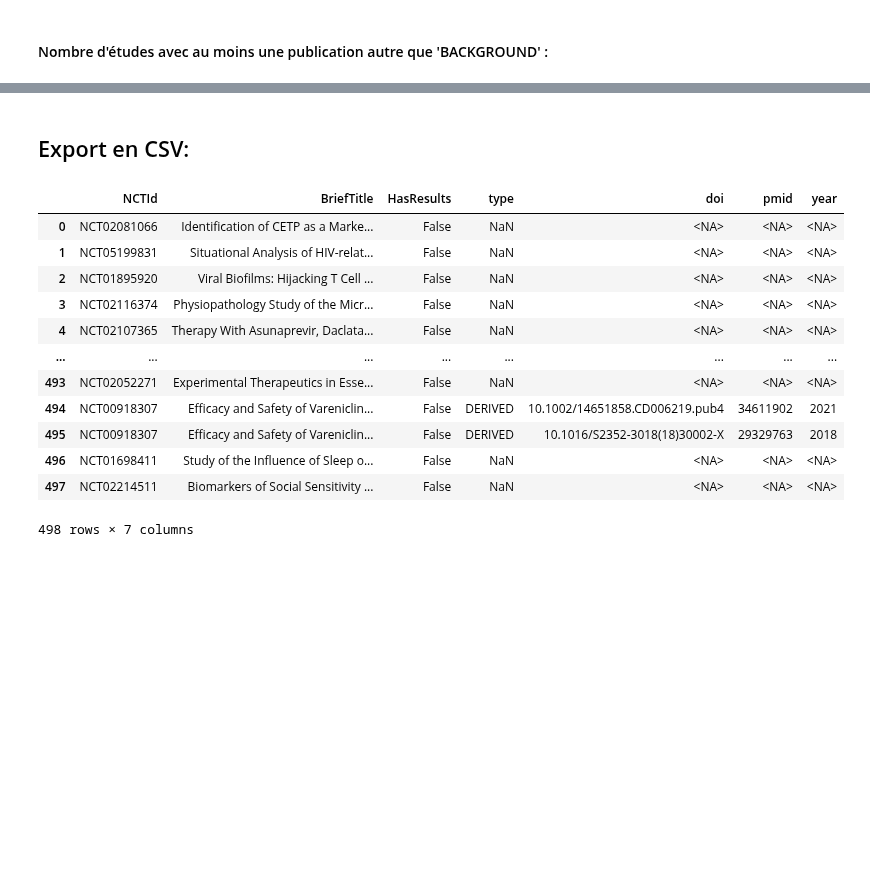
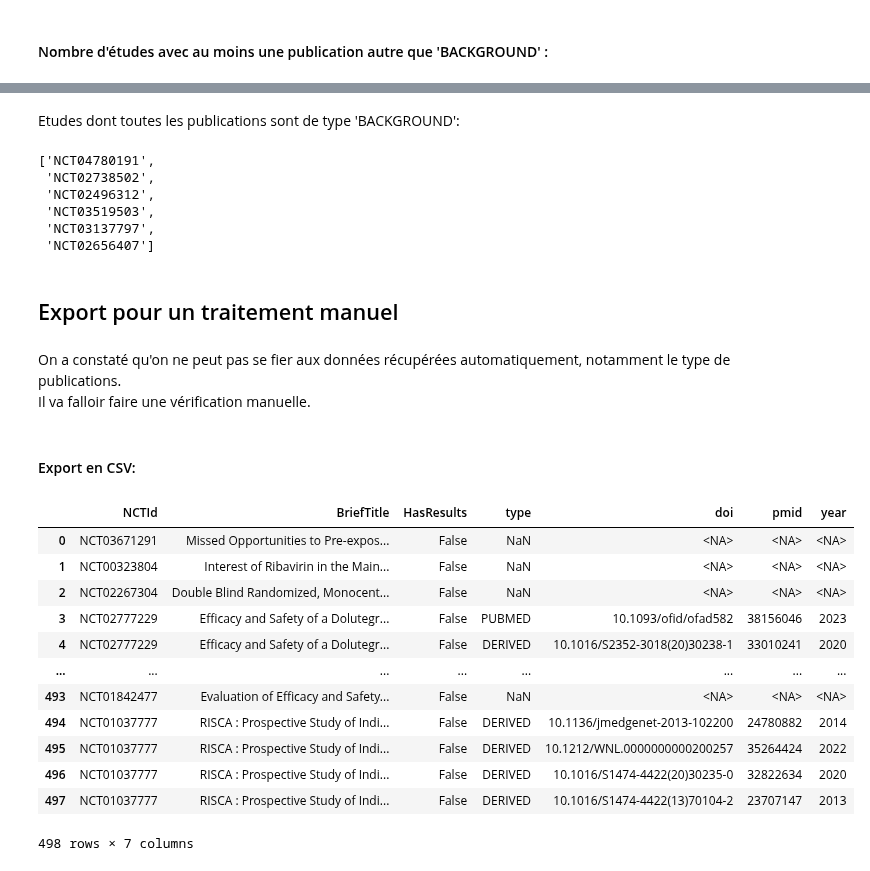
Before and after one commit to Inserm-IST/BSO-Inserm-Sante, a Jupyter notebook: 02_traitement_donnees_sante.ipynb, the cells around one changed output, grey strips where cells are left out. Drawn from its saved outputs; the diff is of its cells as text; code cells hidden in the pictures; blank space fills up the shorter version.

```diff
--- a/02_traitement_donnees_sante.ipynb
+++ b/02_traitement_donnees_sante.ipynb
@@ -1020,21 +1039,44 @@ Nombre d'études avec au moins une publication autre que 'BACKGROUND' :
+# %% [markdown]
+Etudes dont toutes les publications sont de type 'BACKGROUND':
+# %%
+# Unique NCTIDs with with publication type other than <NA>
+nctids = df_corrected.loc[:, ['NCTId', 'type']].dropna().loc[:, 'NCTId'].unique()
+
+res = []
+for nctid in nctids:
+    mask = (df_corrected.loc[:, 'NCTId'] == nctid)
+    if (df_corrected.loc[mask, 'type'] == 'BACKGROUND').all():
+        res.append(nctid)
+res
+# %% [output]
+['NCT04780191',
+ 'NCT02738502',
+ 'NCT02496312',
+ 'NCT03519503',
+ 'NCT03137797',
+ 'NCT02656407']
+# %% [markdown]
+## Export pour un traitement manuel
+# %% [markdown]
+On a constaté qu'on ne peut pas se fier aux données récupérées automatiquement, notamment le type de publications.
+Il va falloir faire une vérification manuelle.
 # %% [markdown]
-## Export en CSV:
+#### Export en CSV:
 # %%
-# mask = df_final.loc[:, 'NCTId'].isin(res)
 columns_to_export = ['NCTId', 'BriefTitle', 'HasResults', 'type', 'doi', 'pmid', 'year']
-df_final.loc[:, columns_to_export]
+df_corrected.loc[:, columns_to_export]
 # %% [output]
 |  | NCTId | BriefTitle | HasResults | type | doi | pmid | year |
-| 0 | NCT02081066 | Identification of CETP as a Marke... | False | NaN | <NA> | <NA> | <NA> |
-| 1 | NCT05199831 | Situational Analysis of HIV-relat... | False | NaN | <NA> | <NA> | <NA> |
-| 2 | NCT01895920 | Viral Biofilms: Hijacking T Cell ... | False | NaN | <NA> | <NA> | <NA> |
-| 3 | NCT02116374 | Physiopathology Study of the Micr... | False | NaN | <NA> | <NA> | <NA> |
-| 4 | NCT02107365 | Therapy With Asunaprevir, Daclata... | False | NaN | <NA> | <NA> | <NA> |
+| 0 | NCT03671291 | Missed Opportunities to Pre-expos... | False | NaN | <NA> | <NA> | <NA> |
+| 1 | NCT00323804 | Interest of Ribavirin in the Main... | False | NaN | <NA> | <NA> | <NA> |
+| 2 | NCT02267304 | Double Blind Randomized, Monocent... | False | NaN | <NA> | <NA> | <NA> |
+| 3 | NCT02777229 | Efficacy and Safety of a Dolutegr... | False | PUBMED | 10.1093/ofid/ofad582 | 38156046 | 2023 |
+| 4 | NCT02777229 | Efficacy and Safety of a Dolutegr... | False | DERIVED | 10.1016/S2352-3018(20)30238-1 | 33010241 | 2020 |
 | ... | ... | ... | ... | ... | ... | ... | ... |
-| 493 | NCT02052271 | Experimental Therapeutics in Esse... | False | NaN | <NA> | <NA> | <NA> |
-| 494 | NCT00918307 | Efficacy and Safety of Vareniclin... | False | DERIVED | 10.1002/14651858.CD006219.pub4 | 34611902 | 2021 |
-| 495 | NCT00918307 | Efficacy and Safety of Vareniclin... | False | DERIVED | 10.1016/S2352-3018(18)30002-X | 29329763 | 2018 |
-| 496 | NCT01698411 | Study of the Influence of Sleep o... | False | NaN | <NA> | <NA> | <NA> |
-| 497 | NCT02214511 | Biomarkers of Social Sensitivity ... | False | NaN | <NA> | <NA> | <NA> |
+| 493 | NCT01842477 | Evaluation of Efficacy and Safety... | False | NaN | <NA> | <NA> | <NA> |
+| 494 | NCT01037777 | RISCA : Prospective Study of Indi... | False | DERIVED | 10.1136/jmedgenet-2013-102200 | 24780882 | 2014 |
+| 495 | NCT01037777 | RISCA : Prospective Study of Indi... | False | DERIVED | 10.1212/WNL.0000000000200257 | 35264424 | 2022 |
+| 496 | NCT01037777 | RISCA : Prospective Study of Indi... | False | DERIVED | 10.1016/S1474-4422(20)30235-0 | 32822634 | 2020 |
+| 497 | NCT01037777 | RISCA : Prospective Study of Indi... | False | DERIVED | 10.1016/S1474-4422(13)70104-2 | 23707147 | 2013 |
 498 rows × 7 columns
 # %%
```
Also changed, not shown: parts of 27 cells of this notebook, 1 other file.
